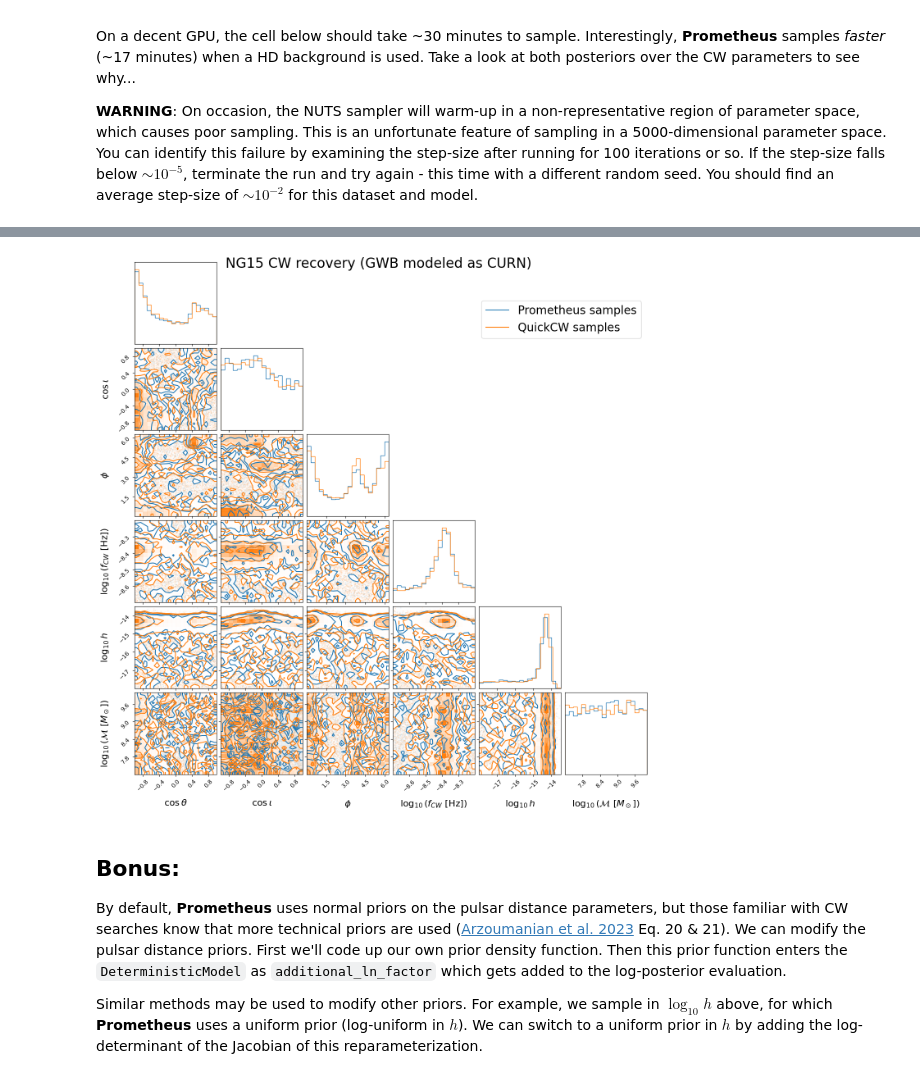
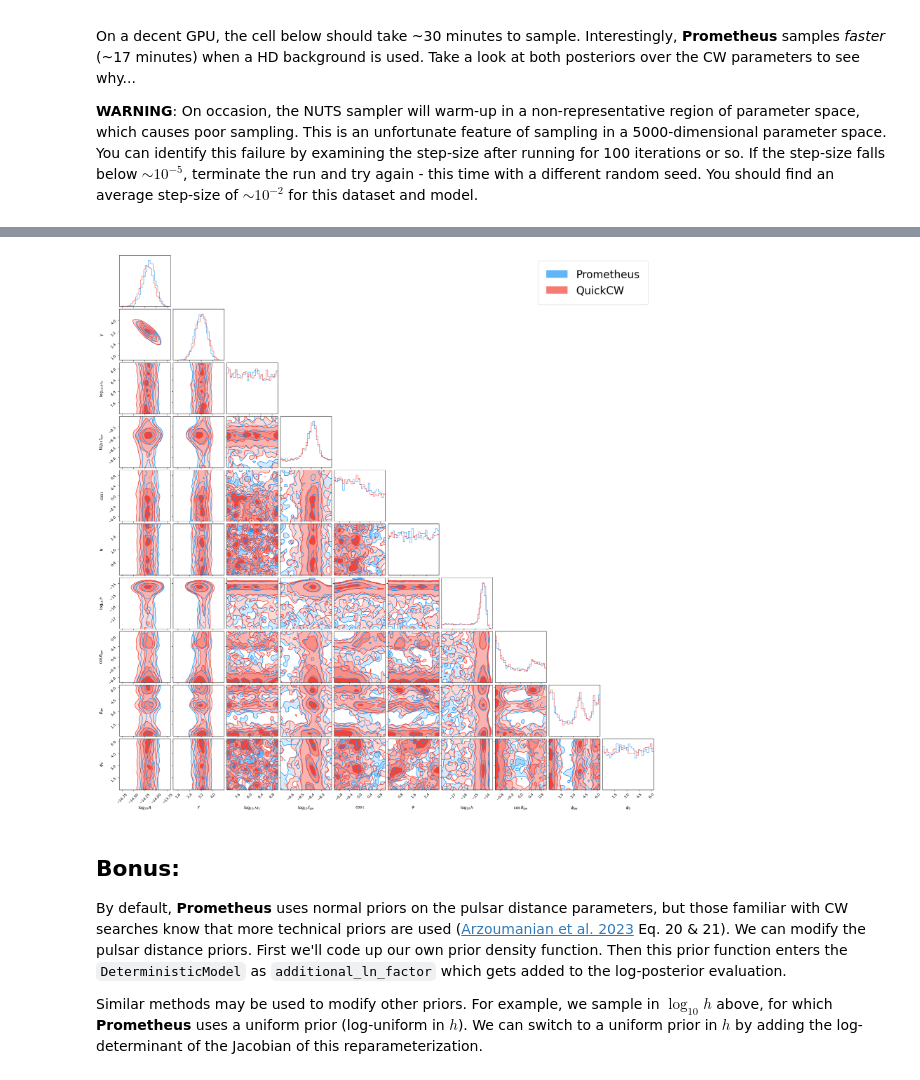
Before and after one commit to XGI-MSU/prometheus, a Jupyter notebook: examples/cw_pe.ipynb, the cells around one changed output, grey strips where cells are left out. Cells and saved outputs as stored; diff of their text form; code cells hidden in the pictures.

Commit message:
allow inter-frequency correlations and small changes

```diff
--- a/examples/cw_pe.ipynb
+++ b/examples/cw_pe.ipynb
@@ -207,10 +155,10 @@ samples = mcmc.get_samples()
 
 # mcmc.print_summary()
 # %%
-# # save samples to feather file
-utils.save_chain(samples_dict=samples,
-                 filepath='chains/NG15_CURN_PL_Nf14_CW.feather',
-                 save_coeff_samples=False)
+# save samples to feather file
+# utils.save_chain(samples_dict=samples,
+#                  filepath='chains/NG15_CURN_PL_Nf14_CW.feather',
+#                  save_coeff_samples=False)
 
 # we can also load samples
-# samples = utils.load_chain('chains/NG15_CURN_PL_Nf14_CW.feather')
+samples = utils.load_chain('chains/NG15_CURN_PL_Nf14_CW.feather')
@@ -250,8 +184,2 @@ with h5py.File('chains/15yr_quickCW_detection.h5', 'r') as f:
 # %%
-# trace plot of CW frequency parameter
-plt.figure(figsize=(10, 5))
-plt.plot(samples['cw_evolve'][:, 1])
-plt.xlabel('HMC iteration')
-plt.ylabel('parameter value')
-plt.title(r'Trace plot of $\log_{10} f_\text{CW}\;\;[\text{Hz}]$')
-plt.show()
+plotter = Iris(pta_model, samples)
@@ -260,40 +191,11 @@ plt.show()
 # %%
-# plot CW recovery under CURN GWB model
-
-# match parameter ordering of quickCW
-ordering = np.array([-3, 2, -2, 1, 4, 0])
-
-cw_source_labels = np.array([r'$\log_{10}(\mathcal{M}\,\,[M_\odot])$',
-                             r'$\log_{10}(f_{CW}\,\,[\text{Hz}])$',
-                             r'$\cos{\iota}$', r'$\psi$', r'$\log_{10} h$',
-                             r'$\cos{\theta}$', r'$\phi$', r'$\Phi_0$'])
-
-# plot samples from Prometheus
-cw_samples = np.array(samples['cw_evolve'])
-fig = corner.corner(cw_samples[:, ordering],
-                    bins=20,
-                    labels=cw_source_labels[ordering],
-                    label_kwargs={'fontsize':16},
-                    color='C0',
-                    hist_kwargs={'density': True})
-
-# plot samples from QuickCW
-corner.corner(data=quickCW_samples[:, :-2],
-              bins=20,
-              fig=fig,
-              color='C1',
-              hist_kwargs={'density': True})
-
-# plot legend/title
-axes = np.array(fig.axes).reshape((len(ordering), len(ordering)))
-axes[0, -1].plot([], [], color='C0', label='Prometheus samples')
-axes[0, -1].plot([], [], color='C1', label='QuickCW samples')
-axes[0, -1].legend(fontsize=20, loc='lower right')
-fig.suptitle('NG15 CW recovery (GWB modeled as CURN)',
-             fontsize=24)
-fig.show()
+# GWB + CW recovery
+fig = plotter.corner(plotter.gwb_model_params() + plotter.det_model_params(),
+                     extra_samples=[quickCW_samples],
+                     labels=['Prometheus', 'QuickCW'],
+                     legend_fontsize=30)
 # %% [output]
-[figure, old version]
+[figure, new version]
 # %% [markdown]
 ## Bonus:
 
```
Also changed, not shown: parts of 17 cells of this notebook, 12 other files.
